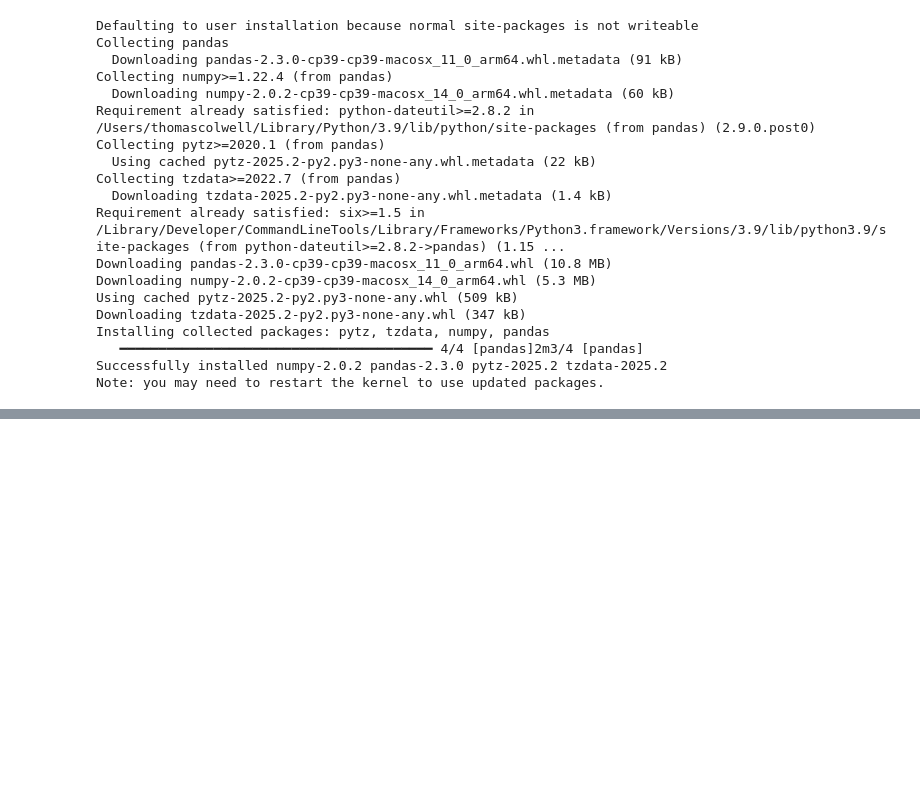
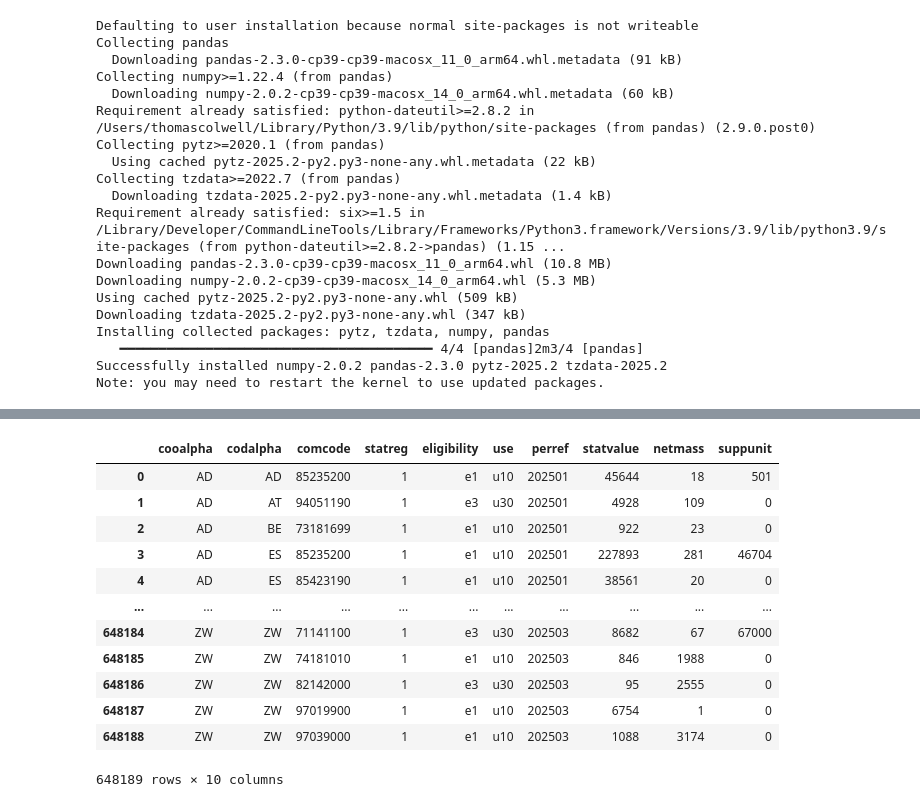
Before and after one commit to TColwellDBT/pur_pipeline_test, a Jupyter notebook: pur_test2.ipynb, the cells around one changed output, grey strips where cells are left out. Drawn from its saved outputs; the diff is of its cells as text; code cells hidden in the pictures; blank space fills up the shorter version.

Commit message:
initial data webscrape added

```diff
--- a/pur_test2.ipynb
+++ b/pur_test2.ipynb
@@ -26,3 +26,32 @@ Note: you may need to restart the kernel to use updated packages.
 # %%
 import pandas as pd
 import numpy as np
+# %%
+# attempt to scrape
+
+import requests
+import zipfile
+import io
+import pandas as pd
+
+# Step 1: Download the ZIP file from the URL
+url = "https://www.uktradeinfo.com/media/jv3fmnwd/pref_2025archive.zip"
+
+response = requests.get(url)
+
+# Step 2: Load the ZIP file into memory
+zip_bytes = io.BytesIO(response.content)
+
+# Step 3: Extract CSVs and load each into a DataFrame
+dfs = []
+
+with zipfile.ZipFile(zip_bytes, "r") as z:
+    for csv_file in z.namelist():
+        if csv_file.endswith(".csv"):
+            with z.open(csv_file) as f:
+                df = pd.read_csv(f)
+                dfs.append(df)
+
+for i, df in enumerate(dfs, start=1):
+    print(f"\nDataFrame {i} preview:")
+    print(df.head())
@@ -28,0 +76,19 @@ import numpy as np
+# %%
+# compile all dfs stored within list
+
+data = pd.concat(dfs, ignore_index = True)
+data
+# %% [output]
+|  | cooalpha | codalpha | comcode | statreg | eligibility | use | perref | statvalue | netmass | suppunit |
+| 0 | AD | AD | 85235200 | 1 | e1 | u10 | 202501 | 45644 | 18 | 501 |
+| 1 | AD | AT | 94051190 | 1 | e3 | u30 | 202501 | 4928 | 109 | 0 |
+| 2 | AD | BE | 73181699 | 1 | e1 | u10 | 202501 | 922 | 23 | 0 |
+| 3 | AD | ES | 85235200 | 1 | e1 | u10 | 202501 | 227893 | 281 | 46704 |
+| 4 | AD | ES | 85423190 | 1 | e1 | u10 | 202501 | 38561 | 20 | 0 |
+| ... | ... | ... | ... | ... | ... | ... | ... | ... | ... | ... |
+| 648184 | ZW | ZW | 71141100 | 1 | e3 | u30 | 202503 | 8682 | 67 | 67000 |
+| 648185 | ZW | ZW | 74181010 | 1 | e1 | u10 | 202503 | 846 | 1988 | 0 |
+| 648186 | ZW | ZW | 82142000 | 1 | e3 | u30 | 202503 | 95 | 2555 | 0 |
+| 648187 | ZW | ZW | 97019900 | 1 | e1 | u10 | 202503 | 6754 | 1 | 0 |
+| 648188 | ZW | ZW | 97039000 | 1 | e1 | u10 | 202503 | 1088 | 3174 | 0 |
+648189 rows × 10 columns
```
Also changed, not shown: parts of 4 cells of this notebook.
